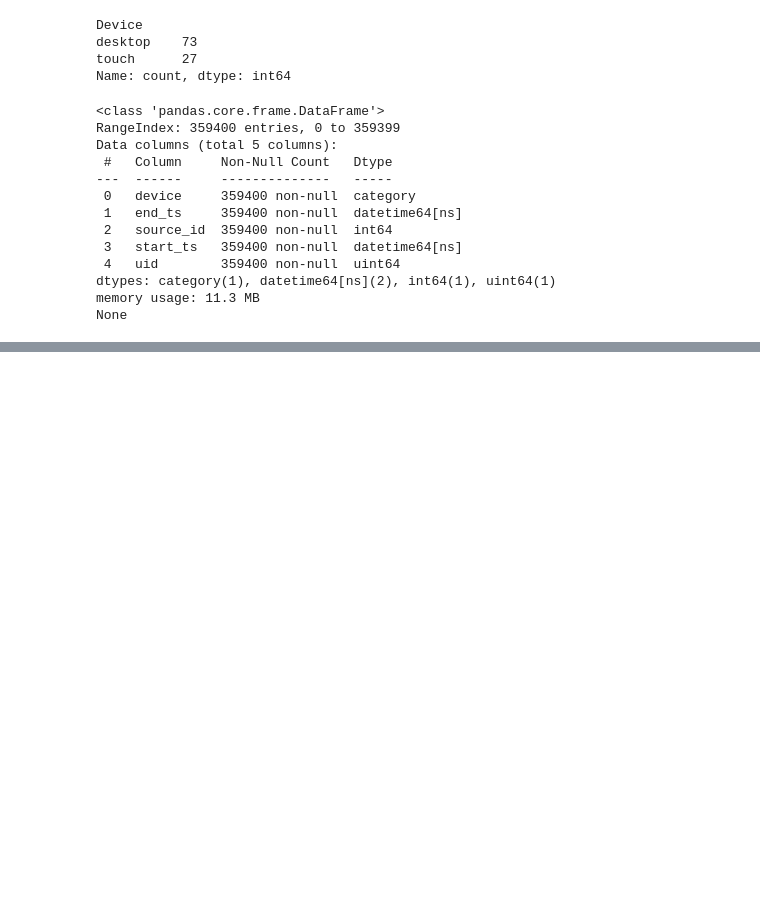
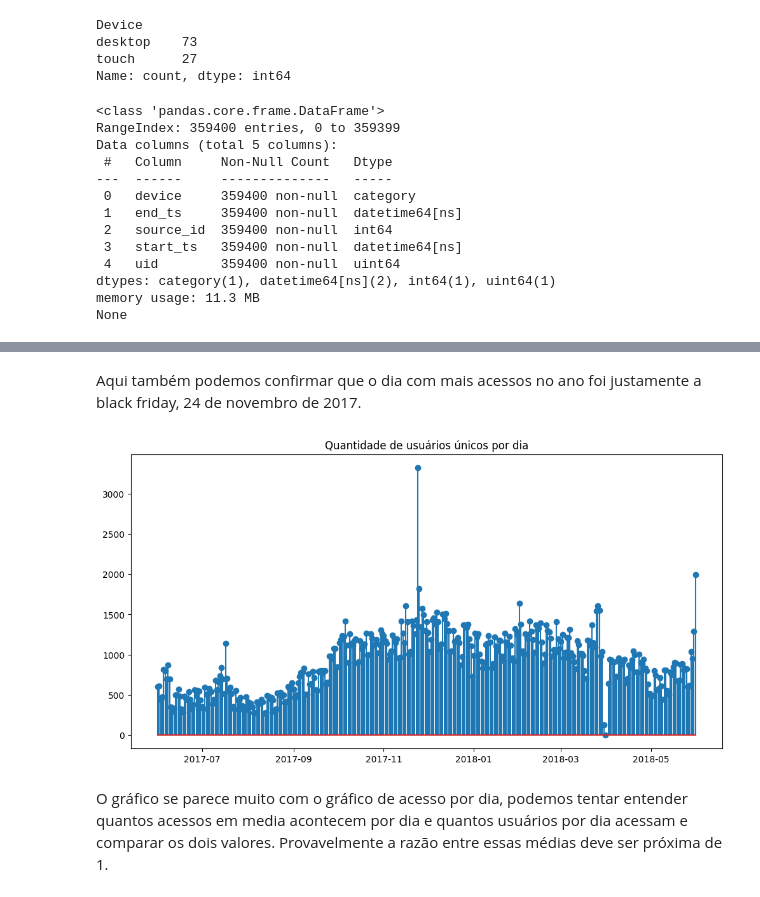
Before and after one commit to gustavoquareli/projeto-S_08, a Jupyter notebook: notebook.ipynb, the cells around one changed output, grey strips where cells are left out. Saved outputs shown, nothing was run; the diff lists cells and outputs as text; code cells hidden in the pictures; blank space fills up the shorter version.

```diff
--- a/notebook.ipynb
+++ b/notebook.ipynb
@@ -82,0 +281,13 @@ None
+# %% [markdown]
+Aqui também podemos confirmar que o dia com mais acessos no ano foi justamente a black friday, 24 de novembro de 2017.
+# %%
+df = visits.groupby('day').agg({'uid':'nunique'}).reset_index()
+
+plt.figure(figsize=(12, 6))
+plt.stem(df['day'], df['uid'])
+plt.title('Quantidade de usuários únicos por dia')
+plt.show()
+# %% [output]
+[figure, added]
+# %% [markdown]
+O gráfico se parece muito com o gráfico de acesso por dia, podemos tentar entender quantos acessos em media acontecem por dia e quantos usuários por dia acessam e comparar os dois valores. Provavelmente a razão entre essas médias deve ser próxima de 1.
```
Also changed, not shown: parts of 20 cells of this notebook.
